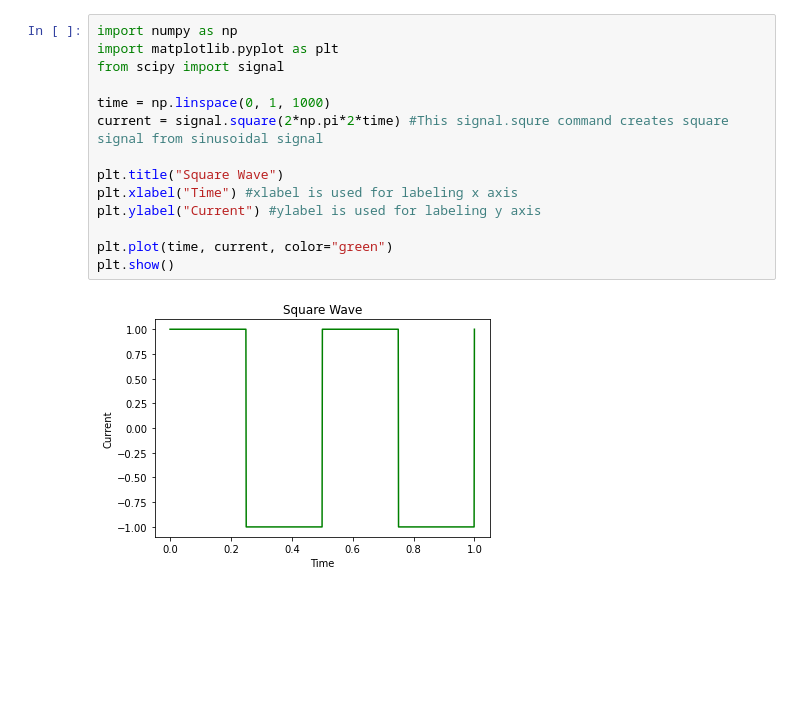
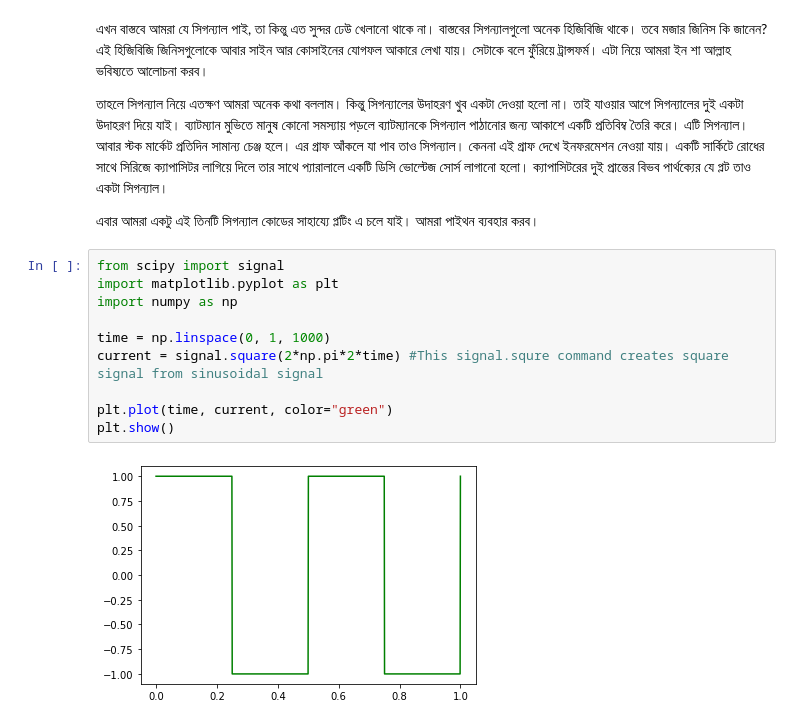
Before and after one commit to kmshariat/signal, a Jupyter notebook: electrical_signals.ipynb, the cells around one changed output. Saved outputs shown, nothing was run; the diff lists cells and outputs as text; blank space fills up the shorter version.

```diff
--- a/electrical_signals.ipynb
+++ b/electrical_signals.ipynb
@@ -19,16 +20,18 @@
+# %% [markdown]
+এখন বাস্তবে আমরা যে সিগন্যাল পাই, তা কিন্তু এত সুন্দর ঢেউ খেলানো থাকে না। বাস্তবের সিগন্যালগুলো অনেক হিজিবিজি থাকে। তবে মজার জিনিস কি জানেন? এই হিজিবিজি জিনিসগুলোকে আবার সাইন আর কোসাইনের যোগফল আকারে লেখা যায়। সেটাকে বলে ফুঁরিয়ে ট্রান্সফর্ম। এটা নিয়ে আমরা ইন শা আল্লাহ ভবিষ্যতে আলোচনা করব।
+
+তাহলে সিগন্যাল নিয়ে এতক্ষণ আমরা অনেক কথা বললাম। কিন্তু সিগন্যালের উদাহরণ খুব একটা দেওয়া হলো না। তাই যাওয়ার আগে সিগন্যালের দুই একটা উদাহরণ দিয়ে যাই। ব্যাটম্যান মুভিতে মানুষ কোনো সমস্যায় পড়লে ব্যাটম্যানকে সিগন্যাল পাঠানোর জন্য আকাশে একটি প্রতিবিম্ব তৈরি করে। এটি সিগন্যাল। আবার স্টক মার্কেট প্রতিদিন সামান্য চেঞ্জ হলে। এর গ্রাফ আঁকলে যা পাব তাও সিগন্যাল। কেননা এই গ্রাফ দেখে ইনফরমেশন নেওয়া যায়। একটি সার্কিটে রোধের সাথে সিরিজে ক্যাপাসিটর লাগিয়ে দিলে তার সাথে প্যারালালে একটি ডিসি ভোল্টেজ সোর্স লাগানো হলো। ক্যাপাসিটরের দুই প্রান্তের বিভব পার্থক্যের যে প্লট তাও একটা সিগন্যাল।
+
+এবার আমরা একটু এই তিনটি সিগন্যাল কোডের সাহায্যে প্লটিং এ চলে যাই। আমরা পাইথন ব্যবহার করব।
 # %%
+from scipy import signal
+import matplotlib.pyplot as plt
 import numpy as np
-import matplotlib.pyplot as plt
-from scipy import signal
 
 time = np.linspace(0, 1, 1000)
 current = signal.square(2*np.pi*2*time) #This signal.squre command creates square signal from sinusoidal signal
 
-plt.title("Square Wave")
-plt.xlabel("Time") #xlabel is used for labeling x axis
-plt.ylabel("Current") #ylabel is used for labeling y axis
-
 plt.plot(time, current, color="green")
 plt.show()
 # %% [output]
-[figure, old version]
+[figure, new version]
```
Also changed, not shown: parts of 3 cells of this notebook.
